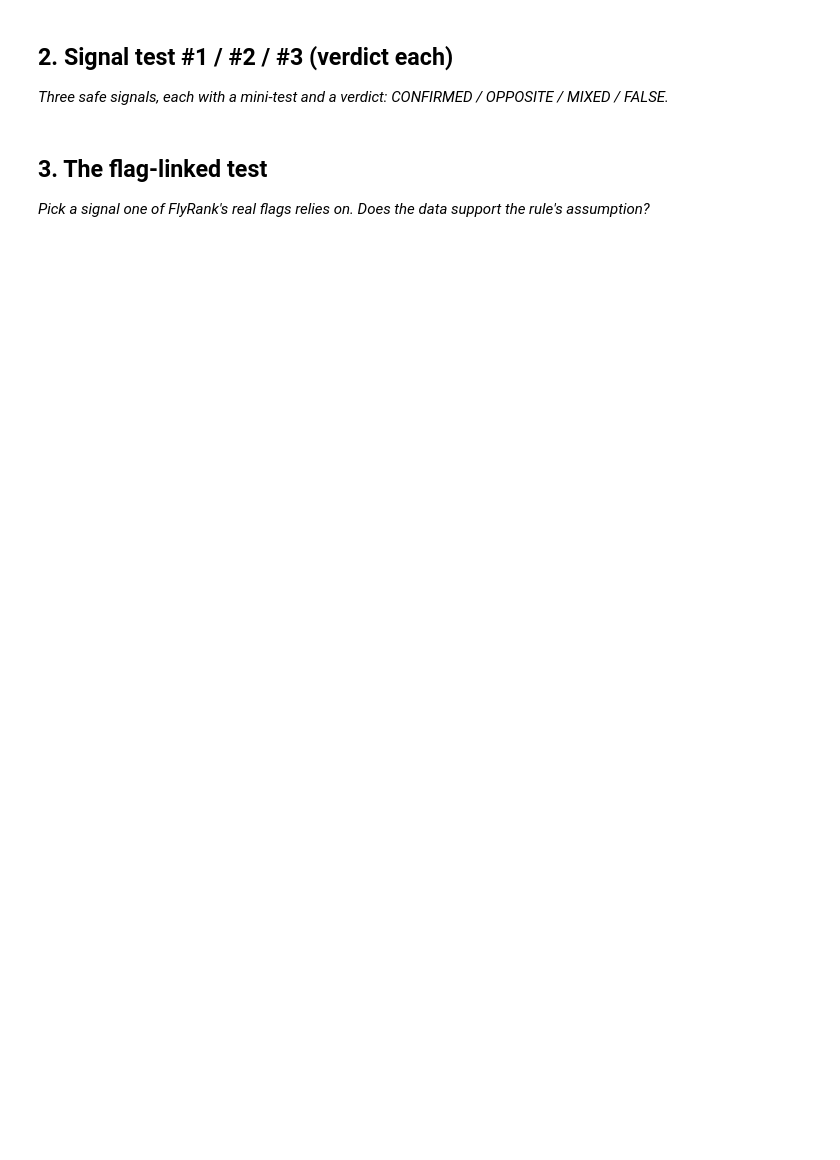
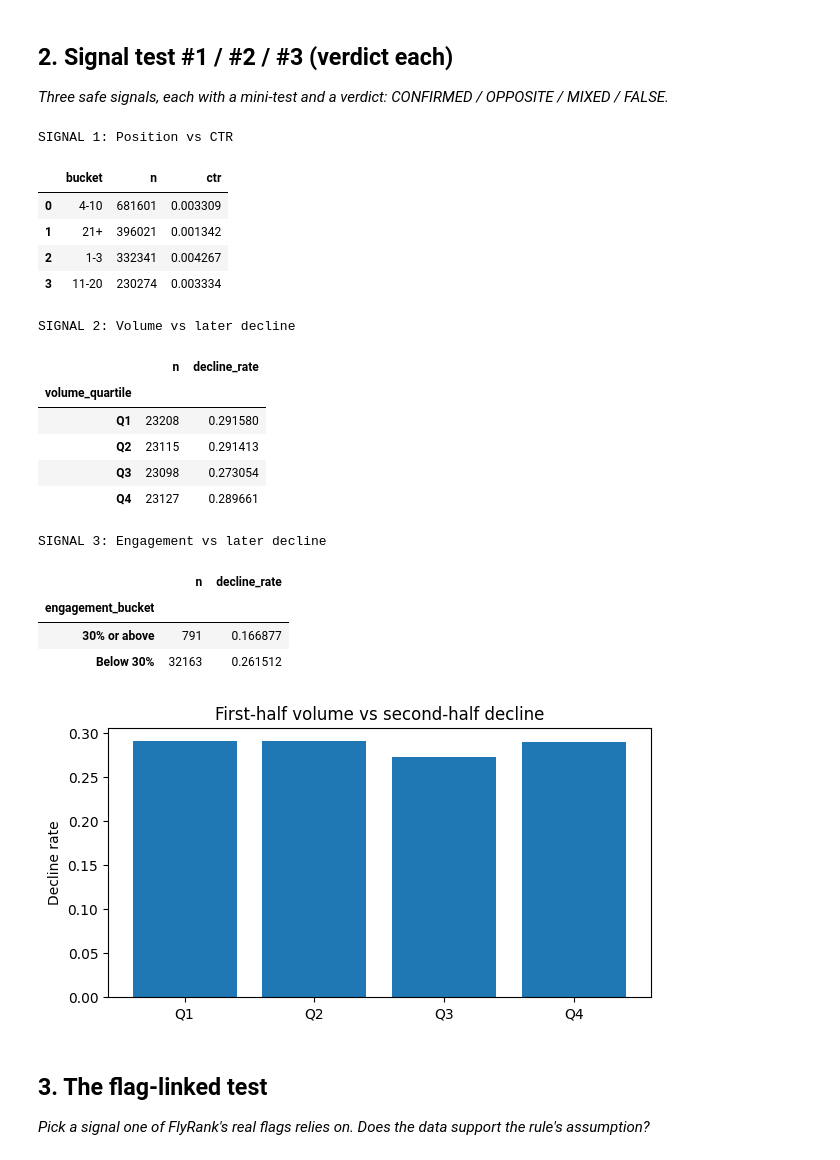
Before and after one commit to yasmeenmh90-beep/flyrank-ml-internship-starter, a Jupyter notebook: work/notebooks/w04_signal_audit.ipynb, the cells around one changed output. Saved outputs shown, nothing was run; the diff lists cells and outputs as text; code cells hidden in the pictures; blank space fills up the shorter version.

```diff
--- a/work/notebooks/w04_signal_audit.ipynb
+++ b/work/notebooks/w04_signal_audit.ipynb
@@ -23,3 +75,48 @@ This skeleton is yours to fill. Work the sections **in order** — each one has
+# %%
+# This cell is for CODE (numbers, a query, a check).
+# Write your text answer in the cell ABOVE this one — typing sentences here breaks Run All.
+
+s1=con.sql(f"""
+SELECT CASE WHEN gsc_avg_position<=3 THEN '1-3'
+WHEN gsc_avg_position<=10 THEN '4-10'
+WHEN gsc_avg_position<=20 THEN '11-20' ELSE '21+' END bucket,
+COUNT(*) n, SUM(gsc_clicks)*1.0/NULLIF(SUM(gsc_impressions),0) ctr
+FROM {fact_month}
+WHERE report_date <= DATE '2026-03-15' AND gsc_impressions>0
+GROUP BY 1
+""").df()
+print("SIGNAL 1: Position vs CTR");display(s1)
+features["volume_quartile"]=pd.qcut(features.imp_first_half,4,labels=["Q1","Q2","Q3","Q4"])
+s2=features.groupby("volume_quartile",observed=True).agg(n=("declined","size"),decline_rate=("declined","mean"))
+print("SIGNAL 2: Volume vs later decline");display(s2)
+ga=features[features.ga4_available.fillna(False)&features.engagement_rate.notna()].copy()
+ga["engagement_bucket"]=np.where(ga.engagement_rate<.30,"Below 30%","30% or above")
+s3=ga.groupby("engagement_bucket").agg(n=("declined","size"),decline_rate=("declined","mean"))
+print("SIGNAL 3: Engagement vs later decline");display(s3)
+fig,ax=plt.subplots(figsize=(7,3.5))
+ax.bar(s2.index.astype(str),s2.decline_rate)
+ax.set_ylabel("Decline rate");ax.set_title("First-half volume vs second-half decline")
+plt.show()
+# %% [output]
+SIGNAL 1: Position vs CTR
+|  | bucket | n | ctr |
+| 0 | 4-10 | 681601 | 0.003309 |
+| 1 | 21+ | 396021 | 0.001342 |
+| 2 | 1-3 | 332341 | 0.004267 |
+| 3 | 11-20 | 230274 | 0.003334 |
+SIGNAL 2: Volume vs later decline
+|  | n | decline_rate |
+| volume_quartile |  |  |
+| Q1 | 23208 | 0.291580 |
+| Q2 | 23115 | 0.291413 |
+| Q3 | 23098 | 0.273054 |
+| Q4 | 23127 | 0.289661 |
+SIGNAL 3: Engagement vs later decline
+|  | n | decline_rate |
+| engagement_bucket |  |  |
+| 30% or above | 791 | 0.166877 |
+| Below 30% | 32163 | 0.261512 |
+[figure, added]
 # %% [markdown]
 ## 3. The flag-linked test
 
```
Also changed, not shown: parts of 6 cells of this notebook.
